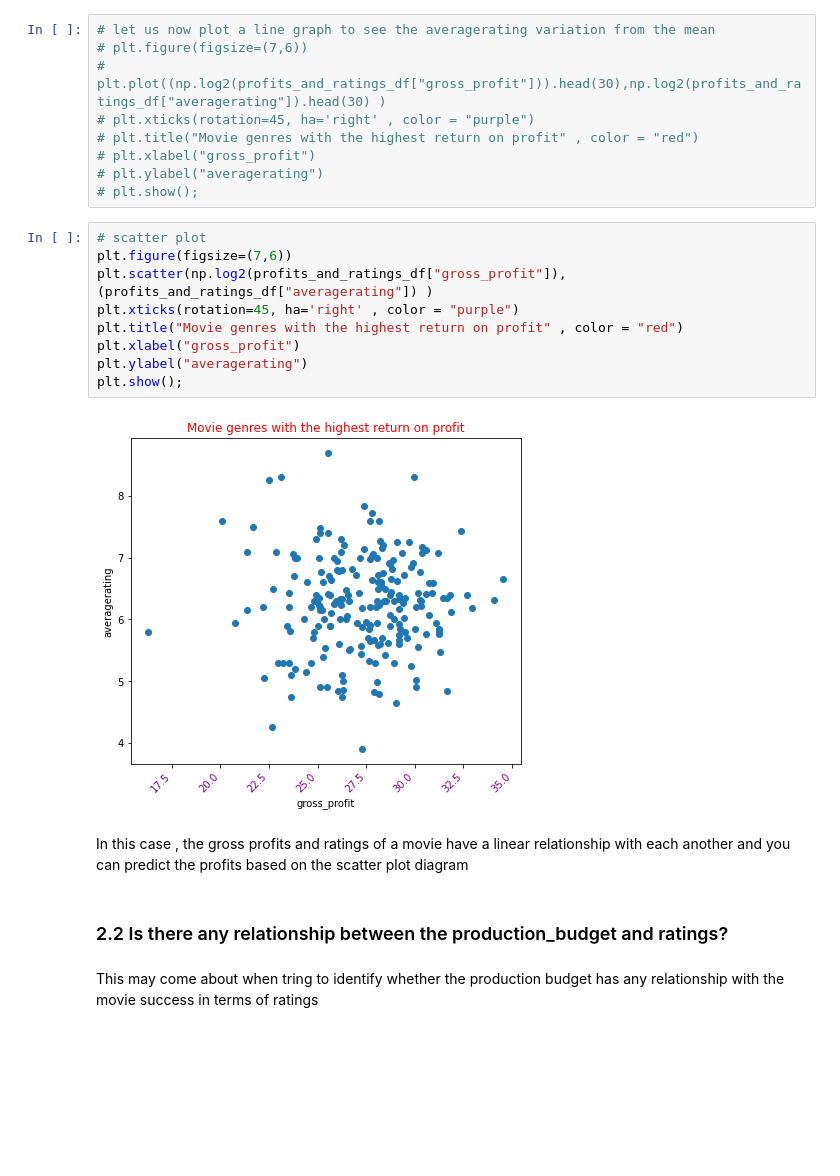
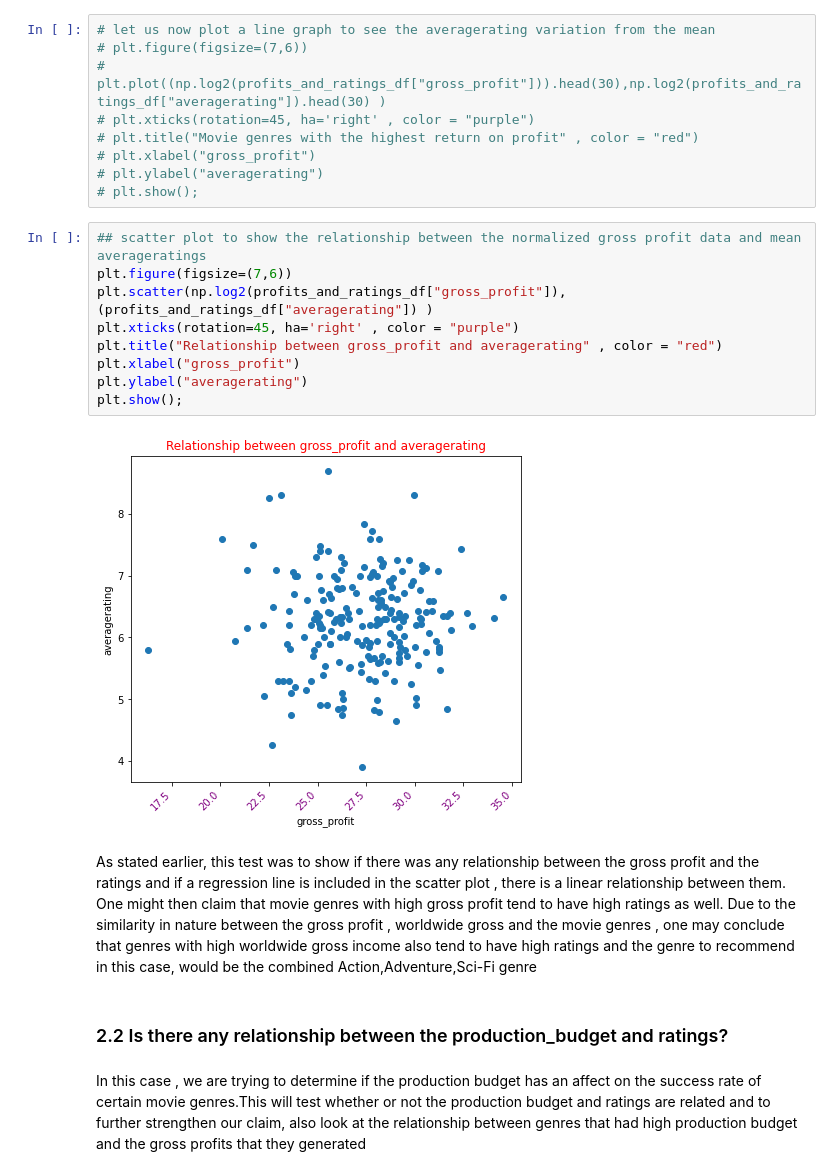
Before and after one commit to lucynjoroge/dsc-phase-1-project-v2-4, a Jupyter notebook: student.ipynb, the cells around one changed output. Cells and saved outputs as stored; diff of their text form; blank space fills up the shorter version.

```diff
--- a/student.ipynb
+++ b/student.ipynb
@@ -851,19 +866,19 @@ profits_and_ratings_df
 # plt.ylabel("averagerating")
 # plt.show();
 # %%
-# scatter plot
+## scatter plot to show the relationship between the normalized gross profit data and mean averageratings
 plt.figure(figsize=(7,6))
 plt.scatter(np.log2(profits_and_ratings_df["gross_profit"]),(profits_and_ratings_df["averagerating"]) )
 plt.xticks(rotation=45, ha='right' , color = "purple")
-plt.title("Movie genres with the highest return on profit" , color = "red")
+plt.title("Relationship between gross_profit and averagerating" , color = "red")
 plt.xlabel("gross_profit")
 plt.ylabel("averagerating")
 plt.show();
 # %% [output]
-[figure, old version]
+[figure, new version]
-# %% [markdown]
-In this case , the gross profits and ratings of a movie have a linear relationship with each another and you can predict the profits based on the  scatter plot diagram
+# %% [markdown]
+As stated earlier, this test was to show if there was any relationship between the gross profit and the ratings and if a regression line is included in the scatter plot , there is a linear relationship between them. One might then claim that movie genres with high gross profit tend to have high ratings as well. Due to the similarity in nature between the gross profit , worldwide gross and the movie genres , one may conclude that genres with high worldwide gross income also tend to have high ratings and the genre to recommend in this case, would be the combined Action,Adventure,Sci-Fi genre
 # %% [markdown]
 ### 2.2 Is there any relationship between the production_budget and ratings?
-# %% [markdown]
-This may come about when tring to identify whether the production budget has any relationship  with the movie success in terms of ratings
+# %% [markdown]
+In this case , we are trying to determine if the production budget has an affect on the success rate of certain movie genres.This will test whether or not the production budget and ratings are related and to further strengthen our claim, also look at the relationship between genres that had high production budget and the gross profits that they generated
```
Also changed, not shown: parts of 31 cells of this notebook.
